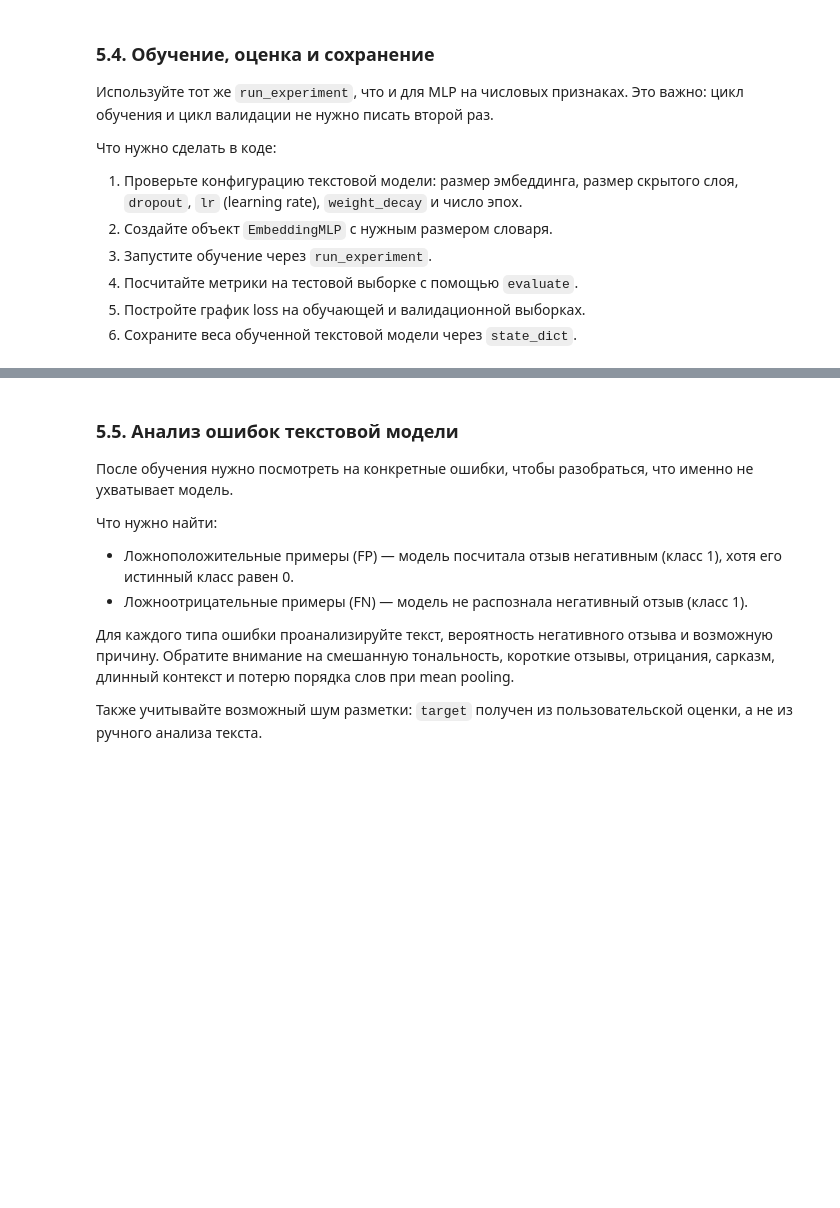
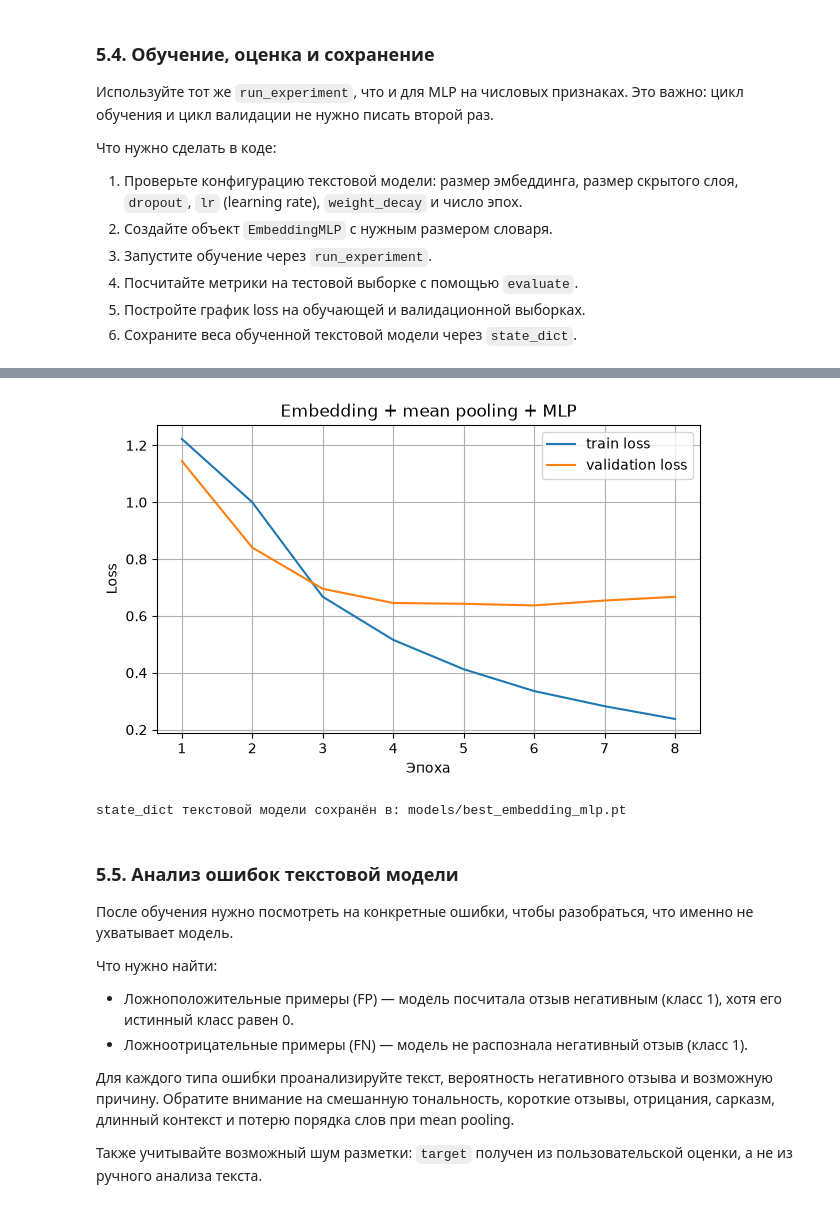
Before and after one commit to nikolai/practicum-tone-of-review-by-neural-network, a Jupyter notebook: tone_of_review_by_neural_network.ipynb, the cells around one changed output, grey strips where cells are left out. Saved outputs shown, nothing was run; the diff lists cells and outputs as text; code cells hidden in the pictures; blank space fills up the shorter version.

```diff
--- a/tone_of_review_by_neural_network.ipynb
+++ b/tone_of_review_by_neural_network.ipynb
@@ -689,17 +1759,17 @@ class ReviewsTextDataset(Dataset):
 
     def __len__(self):
         # Верните количество текстов
-        return ...
+        return len(self.texts)
 
     def __getitem__(self, idx):
         ids = text_to_indices(self.texts[idx], self.vocab)
 
         # Обрежьте последовательность до max_length
-        ids = ...
+        ids = ids[:self.max_length]
 
         # Если последовательность короче max_length, добавьте PAD_IDX
-        if ...:
-            ids = ...
+        if len(ids) < self.max_length:
+            ids = ids + [PAD_IDX] * (self.max_length - len(ids))
 
         return (
             torch.tensor(ids, dtype=torch.long),
@@ -711,17 +1781,17 @@ MAX_LENGTH = 120
 
 text_loaders = {
     "train": DataLoader(
-        ReviewsTextDataset(...),
+        ReviewsTextDataset(train_df["text"], y_train, vocab, max_length=MAX_LENGTH),
         batch_size=BATCH_SIZE,
         shuffle=True,
     ),
     "val": DataLoader(
-        ReviewsTextDataset(...),
+        ReviewsTextDataset(val_df["text"], y_val, vocab, max_length=MAX_LENGTH),
         batch_size=BATCH_SIZE,
         shuffle=False,
     ),
     "test": DataLoader(
-        ReviewsTextDataset(...),
+        ReviewsTextDataset(test_df["text"], y_test, vocab, max_length=MAX_LENGTH),
         batch_size=BATCH_SIZE,
         shuffle=False,
     ),
@@ -767,7 +1840,8 @@ class EmbeddingMLP(nn.Module):
 
     def forward(self, input_ids):
         # 1. Получите эмбеддинги
-        embeddings = ...
+        # [B, L] -> [B, L, E]
+        embeddings = self.embedding(input_ids)
 
         # 2. PAD-токены нужны только для выравнивания длин
         # Маска помогает не учитывать их при усреднении
@@ -776,9 +1850,9 @@ class EmbeddingMLP(nn.Module):
         lengths = mask.sum(dim=1).clamp(min=1)
 
         # 3. Выполните mean pooling и передайте результат в MLP
-        pooled = ...
-        logits = ...
-        return ...
+        pooled = (embeddings * mask).sum(dim=1) / lengths
+        logits = self.classifier(pooled)
+        return logits
 # %% [markdown]
 ### 5.4. Обучение, оценка и сохранение
 
@@ -823,23 +1908,27 @@ display(pd.DataFrame([text_test_metrics]).round(4))
 # %%
 plt.figure(figsize=(7, 4))
 
 # Постройте train loss и validation loss для текстовой модели
-plt.plot(..., ..., label="train loss")
-plt.plot(..., ..., label="validation loss")
+plt.plot(range(1, len(text_history)+1), text_history["train_loss"], label="train loss")
+plt.plot(range(1, len(text_history)+1), text_history["loss"], label="validation loss")
 
 plt.title("Embedding + mean pooling + MLP")
 plt.xlabel("Эпоха")
 plt.ylabel("Loss")
 plt.grid(True)
 plt.legend()
 plt.show()
+# %% [output]
+[figure, added]
 # %%
 best_text_path = MODELS_DIR / "best_embedding_mlp.pt"
 
 # Сохраните веса текстовой модели через state_dict
-torch.save(..., best_text_path)
+torch.save(text_model.state_dict(), best_text_path)
 
 print(f"state_dict текстовой модели сохранён в: {best_text_path}")
+# %% [output]
+state_dict текстовой модели сохранён в: models/best_embedding_mlp.pt
 # %% [markdown]
 ### 5.5. Анализ ошибок текстовой модели
 
```
Also changed, not shown: parts of 39 cells of this notebook, 2 other files.
